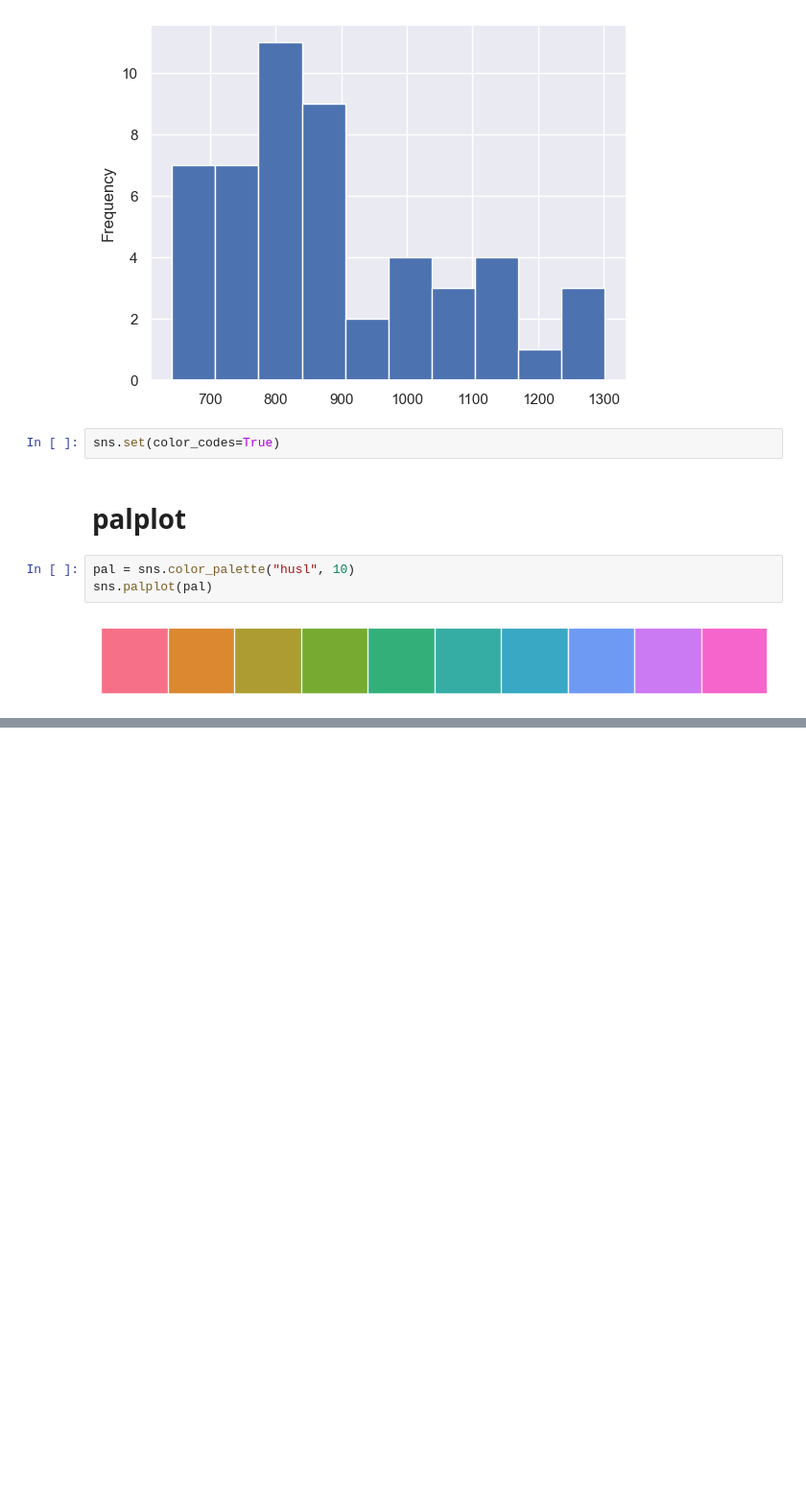
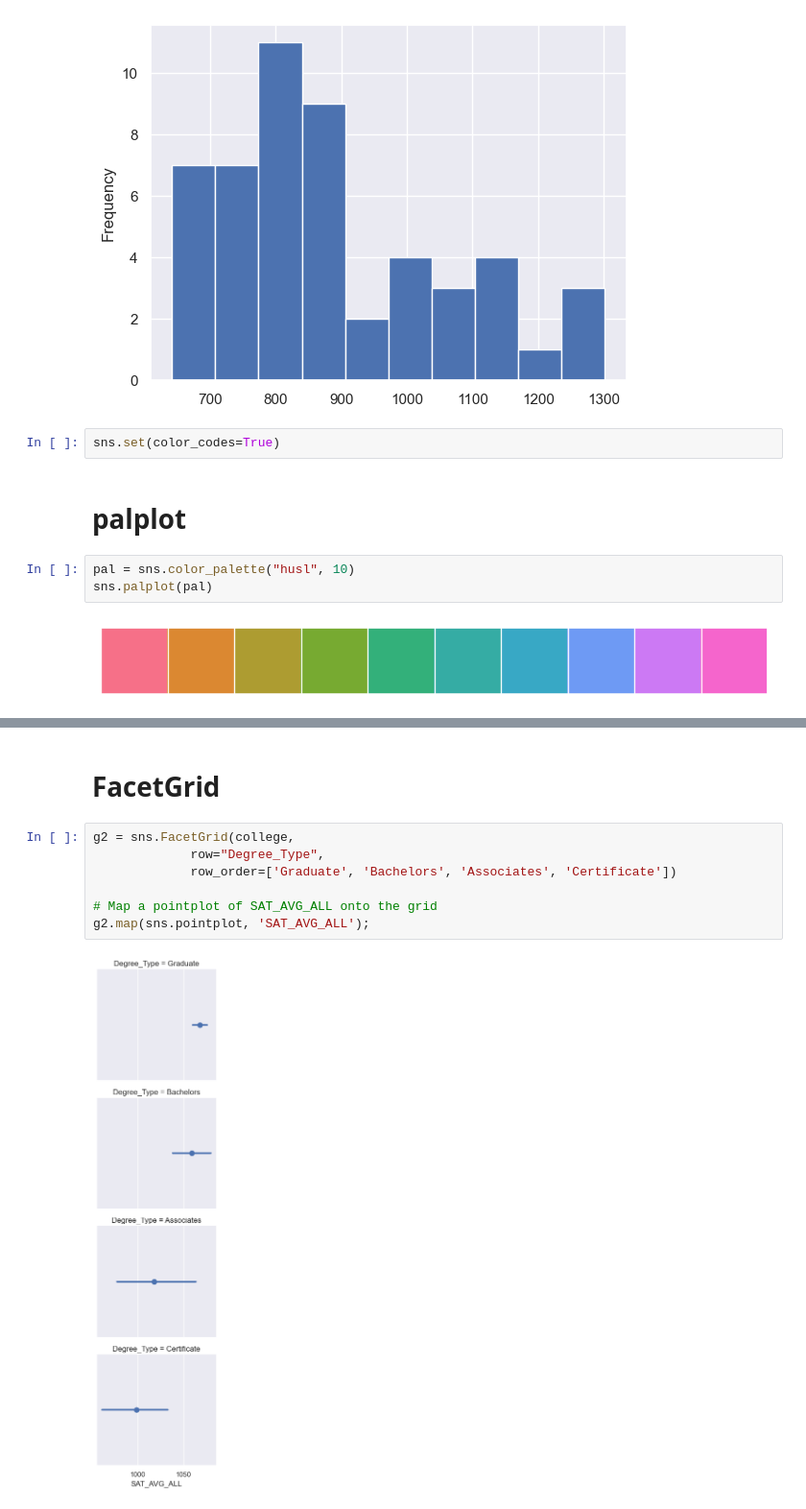
Before and after one commit to FranGiordano/machine-learning-datacamp, a Jupyter notebook: practice/seaborn.ipynb, the cells around one changed output, grey strips where cells are left out. Shown at 96% size. Cells and saved outputs as stored; diff of their text form; blank space fills up the shorter version.

```diff
--- a/practice/seaborn.ipynb
+++ b/practice/seaborn.ipynb
@@ -244,0 +285,11 @@ NameError: name 'df' is not defined
+# %% [markdown]
+# FacetGrid
+# %%
+g2 = sns.FacetGrid(college,
+             row="Degree_Type",
+             row_order=['Graduate', 'Bachelors', 'Associates', 'Certificate'])
+
+# Map a pointplot of SAT_AVG_ALL onto the grid
+g2.map(sns.pointplot, 'SAT_AVG_ALL');
+# %% [output]
+[figure, added]
```
Also changed, not shown: parts of 17 cells of this notebook.
